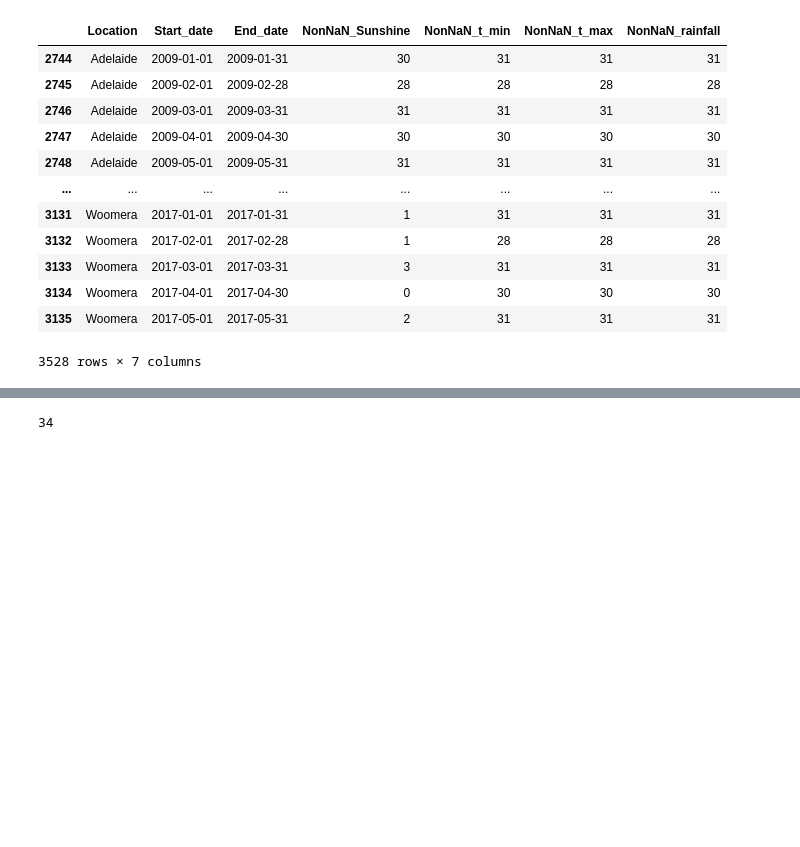
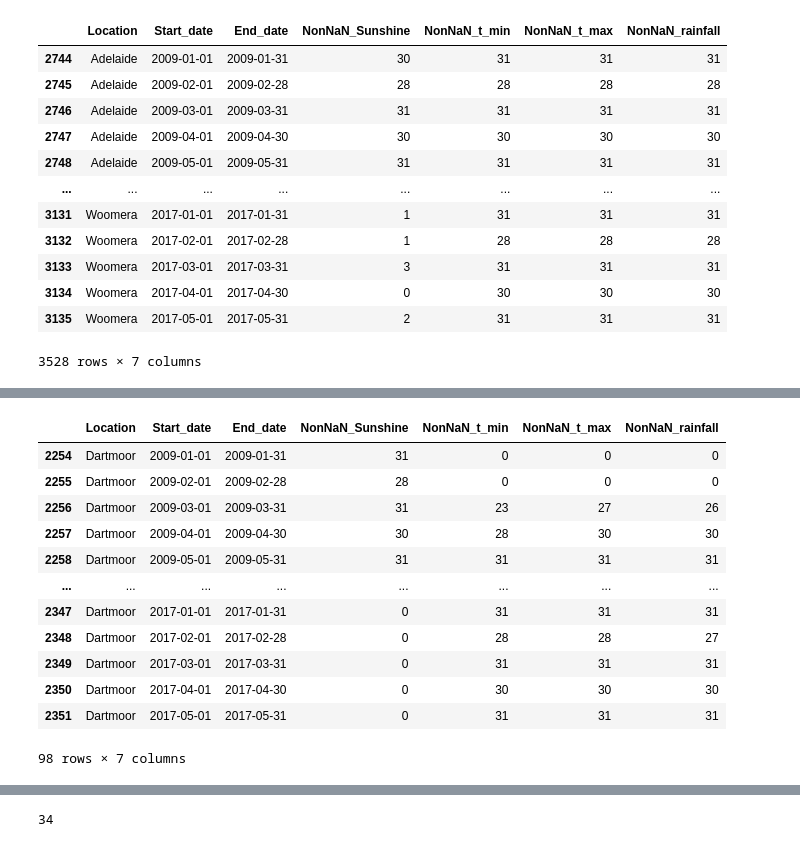
Before and after one commit to SnewZz/INFO-Y528-Info_vis_project, a Jupyter notebook: Preprocessing/project.ipynb, the cells around one changed output, grey strips where cells are left out. Saved outputs shown, nothing was run; the diff lists cells and outputs as text; code cells hidden in the pictures; blank space fills up the shorter version.

```diff
--- a/Preprocessing/project.ipynb
+++ b/Preprocessing/project.ipynb
@@ -494,5 +494,19 @@ print(len(start_date))
 # %%
-df_Nan_alt
+df_Nan_alt.loc[df_Nan_alt['Location'] == "Dartmoor"]
+# %% [output]
+|  | Location | Start_date | End_date | NonNaN_Sunshine | NonNaN_t_min | NonNaN_t_max | NonNaN_rainfall |
+| 2254 | Dartmoor | 2009-01-01 | 2009-01-31 | 31 | 0 | 0 | 0 |
+| 2255 | Dartmoor | 2009-02-01 | 2009-02-28 | 28 | 0 | 0 | 0 |
+| 2256 | Dartmoor | 2009-03-01 | 2009-03-31 | 31 | 23 | 27 | 26 |
+| 2257 | Dartmoor | 2009-04-01 | 2009-04-30 | 30 | 28 | 30 | 30 |
+| 2258 | Dartmoor | 2009-05-01 | 2009-05-31 | 31 | 31 | 31 | 31 |
+| ... | ... | ... | ... | ... | ... | ... | ... |
+| 2347 | Dartmoor | 2017-01-01 | 2017-01-31 | 0 | 31 | 31 | 31 |
+| 2348 | Dartmoor | 2017-02-01 | 2017-02-28 | 0 | 28 | 28 | 27 |
+| 2349 | Dartmoor | 2017-03-01 | 2017-03-31 | 0 | 31 | 31 | 31 |
+| 2350 | Dartmoor | 2017-04-01 | 2017-04-30 | 0 | 30 | 30 | 30 |
+| 2351 | Dartmoor | 2017-05-01 | 2017-05-31 | 0 | 31 | 31 | 31 |
+98 rows × 7 columns
 # %%
 print(len(cities),len(starts),len(ends),len(rains),len(t_min),len(t_max))
 print(len(list(set(list(bb['Location'])))))
```
Also changed, not shown: parts of 7 cells of this notebook, 15 other files.
